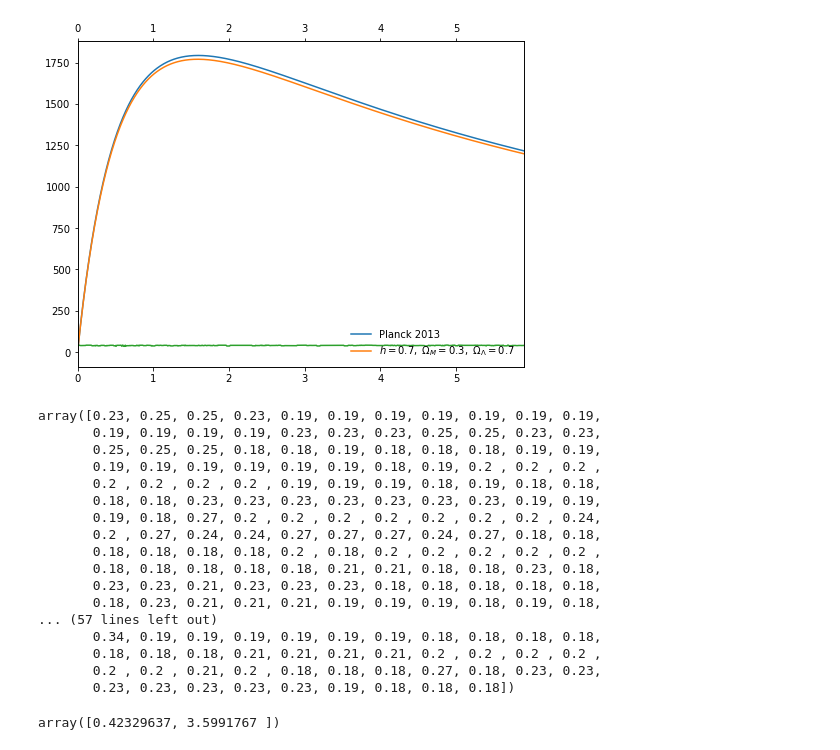
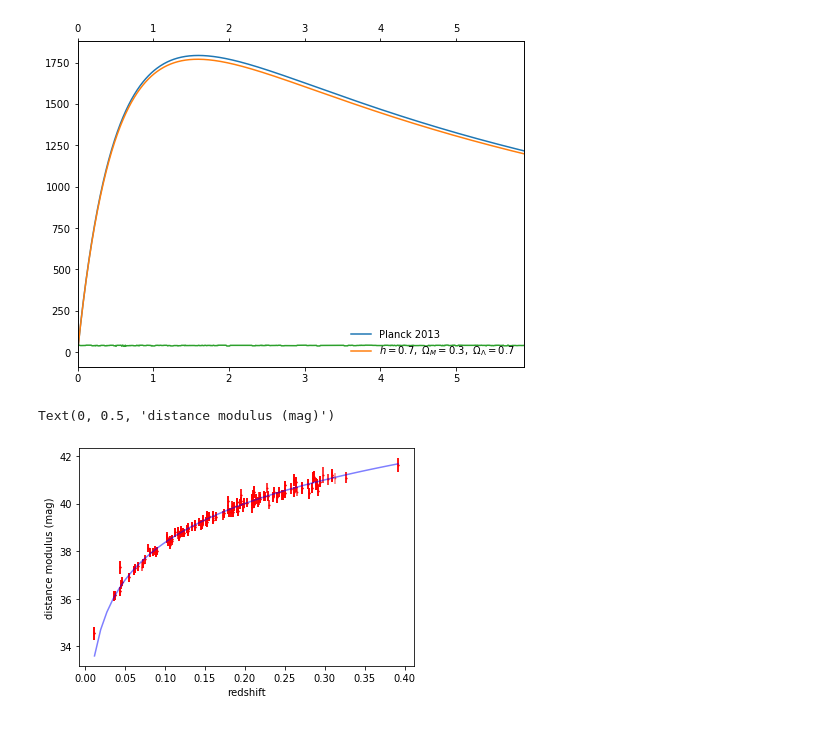
Before and after one commit to mwvgroup/SN-Spectral-Evolution, a Jupyter notebook: notebooks/hubble_resid.ipynb, the cells around one changed output. Drawn from its saved outputs; the diff is of its cells as text; code cells hidden in the pictures.

Commit message:
completing hubble diagram and residuals

```diff
--- a/notebooks/hubble_resid.ipynb
+++ b/notebooks/hubble_resid.ipynb
@@ -81,0 +101,11 @@ ages = np.array([13, 10, 8, 6, 5, 4, 3, 2, 1.5, 1.2, 1])*u.Gyr
+# %%
+z = sdss_combined['zCMB']
+model_dist_mod = our_cosmo.distmod(z)
+model_no_units = model_dist_mod/u.mag
+model_no_units = [float(i) for i in model_no_units]
+dist_mod = sdss_combined['muSALT2zspec']
+dist_mod = dist_mod.to_numpy()
+dist_mod_units = dist_mod*u.mag
+model_dist = our_cosmo.angular_diameter_distance(z)
+log_y_data = np.log(model_no_units)
+np.polyfit(z, log_y_data, 1)
@@ -97,39 +135,17 @@ ax2.set_xlim(zmin, zmax)
 # %% [output]
 (0.0, 5.9)
 [figure]
-# %%
-dist_mod_err = sdss_combined['muerrSALT2zspec']
-dist_mod_err = dist_mod_err.to_numpy()
-dist_mod_err = dist_mod_err
-dist_mod_err
-# %% [output]
-array([0.23, 0.25, 0.25, 0.23, 0.19, 0.19, 0.19, 0.19, 0.19, 0.19, 0.19,
-       0.19, 0.19, 0.19, 0.19, 0.23, 0.23, 0.23, 0.25, 0.25, 0.23, 0.23,
-       0.25, 0.25, 0.25, 0.18, 0.18, 0.19, 0.18, 0.18, 0.18, 0.19, 0.19,
-       0.19, 0.19, 0.19, 0.19, 0.19, 0.19, 0.18, 0.19, 0.2 , 0.2 , 0.2 ,
-       0.2 , 0.2 , 0.2 , 0.2 , 0.19, 0.19, 0.19, 0.18, 0.19, 0.18, 0.18,
-       0.18, 0.18, 0.23, 0.23, 0.23, 0.23, 0.23, 0.23, 0.23, 0.19, 0.19,
-       0.19, 0.18, 0.27, 0.2 , 0.2 , 0.2 , 0.2 , 0.2 , 0.2 , 0.2 , 0.24,
-       0.2 , 0.27, 0.24, 0.24, 0.27, 0.27, 0.27, 0.24, 0.27, 0.18, 0.18,
-       0.18, 0.18, 0.18, 0.18, 0.2 , 0.18, 0.2 , 0.2 , 0.2 , 0.2 , 0.2 ,
-       0.18, 0.18, 0.18, 0.18, 0.18, 0.21, 0.21, 0.18, 0.18, 0.23, 0.18,
-       0.23, 0.23, 0.21, 0.23, 0.23, 0.23, 0.18, 0.18, 0.18, 0.18, 0.18,
-       0.18, 0.23, 0.21, 0.21, 0.21, 0.19, 0.19, 0.19, 0.18, 0.19, 0.18,
-... (57 lines left out)
-       0.34, 0.19, 0.19, 0.19, 0.19, 0.19, 0.19, 0.18, 0.18, 0.18, 0.18,
-       0.18, 0.18, 0.18, 0.21, 0.21, 0.21, 0.21, 0.2 , 0.2 , 0.2 , 0.2 ,
-       0.2 , 0.2 , 0.21, 0.2 , 0.18, 0.18, 0.18, 0.27, 0.18, 0.23, 0.23,
-       0.23, 0.23, 0.23, 0.23, 0.23, 0.19, 0.18, 0.18, 0.18])
-# %%
-model_dist_mod = our_cosmo.distmod(sdss_combined['zCMB'])
-model_no_units = model_dist_mod/u.mag
-model_no_units = [float(i) for i in model_no_units]
-z = sdss_combined['zCMB']
-dist_mod = sdss_combined['muSALT2zspec']
-dist_mod = dist_mod.to_numpy()
-dist_mod_units = dist_mod*u.mag
-model_dist = our_cosmo.angular_diameter_distance(z)
-log_y_data = np.log(model_no_units)
-np.polyfit(z, log_y_data, 1)
-# %% [output]
-array([0.42329637, 3.5991767 ])
+# %%
+z_plot = np.linspace(np.min(z), np.max(z))
+plot_dist_mod = our_cosmo.distmod(z_plot)
+plt.plot(z_plot, plot_dist_mod,  color='blue', alpha=0.5,label=
+        '$h=0.7,\ \Omega_M=0.3,\ \Omega_\Lambda=0.7$')
+plt.scatter(z, dist_mod_units, color = 'red', s=0.8, alpha=0.5)
+#plt.scatter(z, model_dist_mod-dist_mod_units, color = 'green', s=0.8, alpha=0.5)
+#plt.plot(z_log, model_no_units)
+plt.errorbar(z, dist_mod, yerr = dist_mod_err, fmt = 'none', color = 'red', s=0.8, alpha = 0.5)
+plt.xlabel('redshift')
+plt.ylabel('distance modulus (mag)')
+# %% [output]
+Text(0, 0.5, 'distance modulus (mag)')
+[figure, added]
```
Also changed, not shown: parts of 20 cells of this notebook.
